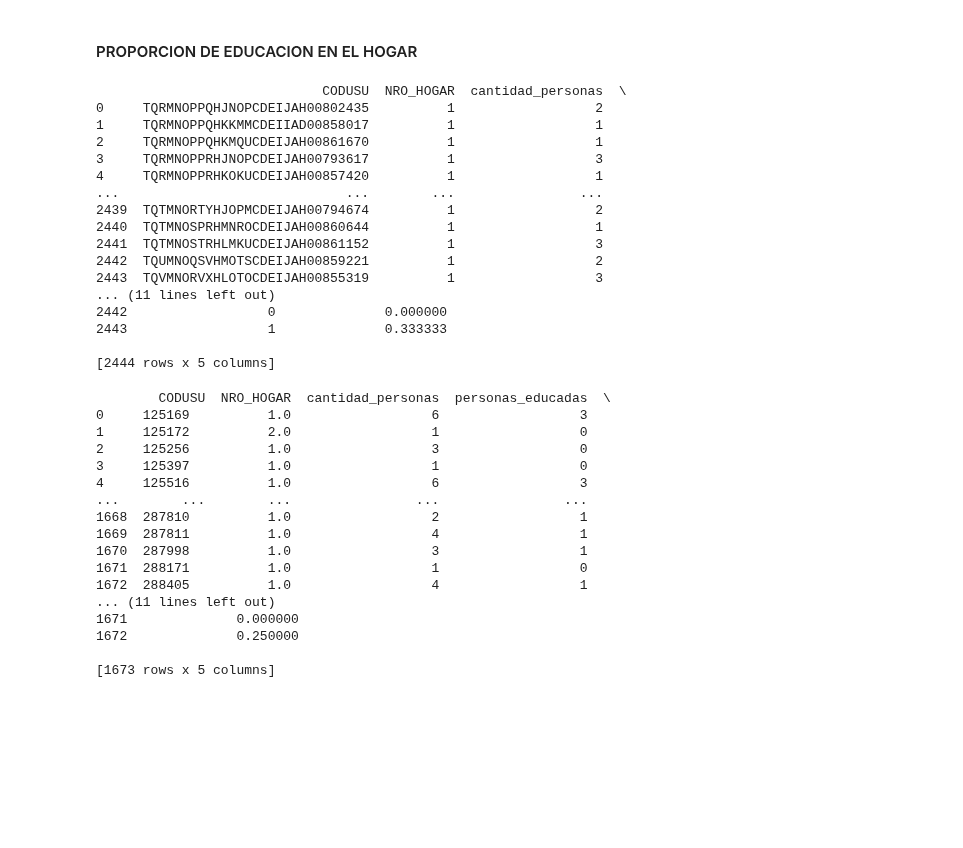
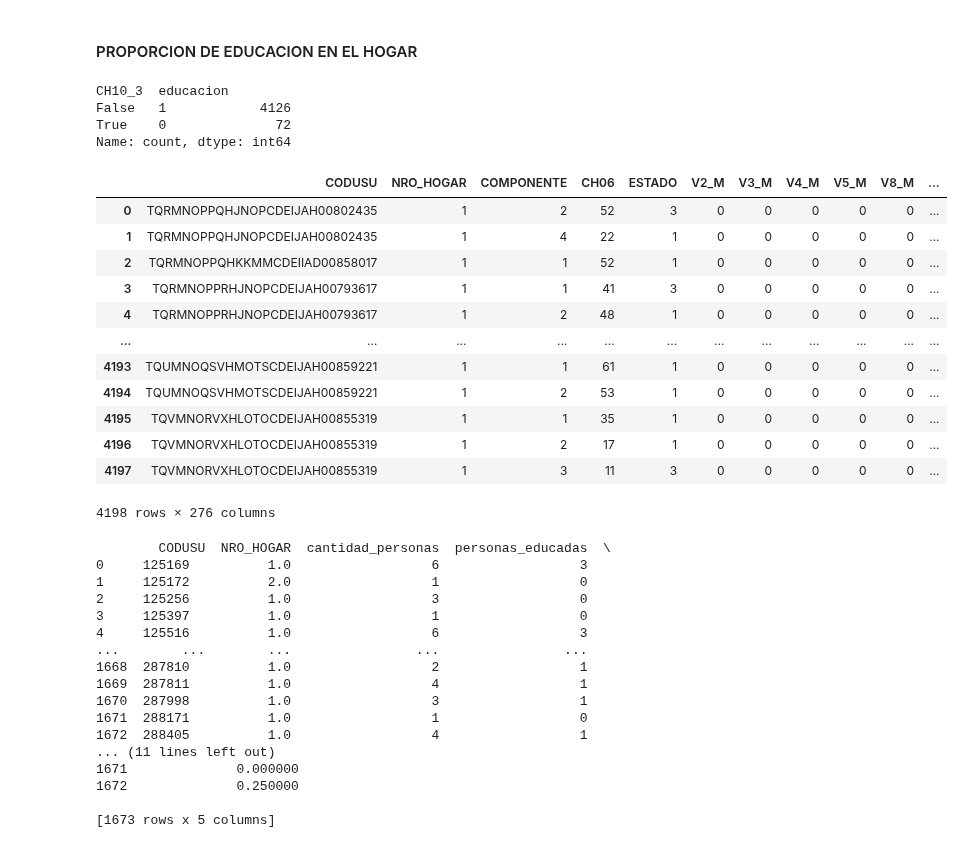
Before and after one commit to maggiecobb/CC408-T1-5, a Jupyter notebook: TP 4/TP 4.ipynb, the cells around one changed output. Saved outputs shown, nothing was run; the diff lists cells and outputs as text; code cells hidden in the pictures; blank space fills up the shorter version.

```diff
--- a/TP 4/TP 4.ipynb
+++ b/TP 4/TP 4.ipynb
@@ -658,9 +608,11 @@ for i in categorica24:
+# %%
+combined_24 = pd.get_dummies(combined_24, columns = categorica24, drop_first=True)
 # %%
-dummies24 = pd.get_dummies(combined_24[categorica24])
-combined_24_cat = pd.concat([combined_24, dummies24], axis = 1)
+# dummies24 = pd.get_dummies(combined_24[categorica24])
+# combined_24_cat = pd.concat([combined_24, dummies24], axis = 1)
 
-### combined_24_cat ----- incluye dummies Y las variables originales.
-combined_24 = combined_24_cat.drop(columns = categorica24)
+# ### combined_24_cat ----- incluye dummies Y las variables originales.
+# # combined_24 = combined_24_cat.drop(columns = categorica24)
 # %% [markdown]
 ## 4. Analisis exploratorio
 VARIABLES EXTRA, DESCRIPCION
@@ -692,15 +644,15 @@ def categorizar_nse(deccfr):
         return 'bajo'
     elif deccfr_int >= 4 and deccfr_int <= 7:
         return 'medio'
-    elif deccfr_int >= 8 and deccfr_int <= 10:
+    elif deccfr_int >= 8:
         return 'alto'
 
 # Aplicar la función para crear la nueva variable NSE
 combined_04['NSE'] = combined_04['DECCFR'].apply(categorizar_nse)
 
-combined_04 = pd.get_dummies(combined_04, columns=['NSE'], prefix='NSE')
+combined_04 = pd.get_dummies(combined_04, columns=['NSE'], prefix='NSE', drop_first=True)
 
 # Aplicar la función para crear la nueva variable NSE
 combined_24['NSE'] = combined_24['DECCFR'].apply(categorizar_nse)
 
-combined_24 = pd.get_dummies(combined_24, columns=['NSE'], prefix='NSE')
+combined_24 = pd.get_dummies(combined_24, columns=['NSE'], prefix='NSE', drop_first=True)
@@ -711,7 +686,7 @@ combined_24 = pd.get_dummies(combined_24, columns=['NSE'], prefix='NSE')
 # %%
 # Definir una función que mapee los valores de CH10_1 a categorías
 def map_educacion(row):
-    if row['CH10_1'] == 1 or row['CH10_1'] == 2:  # Acceder a 'CH10_1' en la fila actual
+    if row['CH10_3'] == False:  # Acceder a 'CH10_1' en la fila actual
         return 1
     else:
         return 0
@@ -720,40 +695,49 @@ def map_educacion(row):
 combined_24['educacion'] = combined_24.apply(map_educacion, axis=1)
 
 # Agrupar por CODUSU y NRO_HOGAR
-educacion_por_hogar = combined_24.groupby(['CODUSU', 'NRO_HOGAR'])
+educacion_por_hogar24 = combined_24.groupby(['CODUSU', 'NRO_HOGAR'])
 
 # Calcular la cantidad de componentes (personas) por hogar
-cantidad_personas = educacion_por_hogar['COMPONENTE'].count().reset_index(name='cantidad_personas')
+cantidad_personas = educacion_por_hogar24['COMPONENTE'].count().reset_index(name='cantidad_personas')
 
 # Calcular cuántas personas en cada hogar están educadas (educacion = 1)
-personas_educadas = educacion_por_hogar['educacion'].sum().reset_index(name='personas_educadas')
+personas_educadas = educacion_por_hogar24['educacion'].sum().reset_index(name='personas_educadas')
 
 # Unir ambos DataFrames: cantidad de personas y cantidad de personas educadas
-educacion_por_hogar = pd.merge(cantidad_personas, personas_educadas, on=['CODUSU', 'NRO_HOGAR'])
+educacion_por_hogar24 = pd.merge(cantidad_personas, personas_educadas, on=['CODUSU', 'NRO_HOGAR'])
 
 # Calcular la proporción de personas educadas por hogar
-educacion_por_hogar['proporcion_educacion'] = educacion_por_hogar['personas_educadas'] / educacion_por_hogar['cantidad_personas']
+educacion_por_hogar24['proporcion_educacion'] = educacion_por_hogar24['personas_educadas'] / educacion_por_hogar24['cantidad_personas']
 
-# Mostrar el resultado
-print(educacion_por_hogar)
+# # Mostrar el resultado
+# print(educacion_por_hogar)
-# %% [output]
-                             CODUSU  NRO_HOGAR  cantidad_personas  \
-0     TQRMNOPPQHJNOPCDEIJAH00802435          1                  2
-1     TQRMNOPPQHKKMMCDEIIAD00858017          1                  1
-2     TQRMNOPPQHKMQUCDEIJAH00861670          1                  1
-3     TQRMNOPPRHJNOPCDEIJAH00793617          1                  3
-4     TQRMNOPPRHKOKUCDEIJAH00857420          1                  1
-...                             ...        ...                ...
-2439  TQTMNORTYHJOPMCDEIJAH00794674          1                  2
-2440  TQTMNOSPRHMNROCDEIJAH00860644          1                  1
-2441  TQTMNOSTRHLMKUCDEIJAH00861152          1                  3
-2442  TQUMNOQSVHMOTSCDEIJAH00859221          1                  2
-2443  TQVMNORVXHLOTOCDEIJAH00855319          1                  3
-... (11 lines left out)
-2442                  0              0.000000
-2443                  1              0.333333
-
-[2444 rows x 5 columns]
+# %%
+combined_24[['CH10_3', 'educacion']].value_counts()
+# %% [output]
+CH10_3  educacion
+False   1            4126
+True    0              72
+Name: count, dtype: int64
+# %%
+# Unir el DataFrame educacion_por_hogar24 con combined_24 para agregar la columna proporcion_educacion
+combined_24_ = pd.merge(combined_24, educacion_por_hogar24[['CODUSU', 'NRO_HOGAR', 'proporcion_educacion']], on=['CODUSU', 'NRO_HOGAR'], how='left')
+
+# Mostrar el DataFrame resultante
+combined_24_
+# %% [output]
+|  | CODUSU | NRO_HOGAR | COMPONENTE | CH06 | ESTADO | V2_M | V3_M | V4_M | V5_M | V8_M | ... |
+| 0 | TQRMNOPPQHJNOPCDEIJAH00802435 | 1 | 2 | 52 | 3 | 0 | 0 | 0 | 0 | 0 | ... |
+| 1 | TQRMNOPPQHJNOPCDEIJAH00802435 | 1 | 4 | 22 | 1 | 0 | 0 | 0 | 0 | 0 | ... |
+| 2 | TQRMNOPPQHKKMMCDEIIAD00858017 | 1 | 1 | 52 | 1 | 0 | 0 | 0 | 0 | 0 | ... |
+| 3 | TQRMNOPPRHJNOPCDEIJAH00793617 | 1 | 1 | 41 | 3 | 0 | 0 | 0 | 0 | 0 | ... |
+| 4 | TQRMNOPPRHJNOPCDEIJAH00793617 | 1 | 2 | 48 | 1 | 0 | 0 | 0 | 0 | 0 | ... |
+| ... | ... | ... | ... | ... | ... | ... | ... | ... | ... | ... | ... |
+| 4193 | TQUMNOQSVHMOTSCDEIJAH00859221 | 1 | 1 | 61 | 1 | 0 | 0 | 0 | 0 | 0 | ... |
+| 4194 | TQUMNOQSVHMOTSCDEIJAH00859221 | 1 | 2 | 53 | 1 | 0 | 0 | 0 | 0 | 0 | ... |
+| 4195 | TQVMNORVXHLOTOCDEIJAH00855319 | 1 | 1 | 35 | 1 | 0 | 0 | 0 | 0 | 0 | ... |
+| 4196 | TQVMNORVXHLOTOCDEIJAH00855319 | 1 | 2 | 17 | 1 | 0 | 0 | 0 | 0 | 0 | ... |
+| 4197 | TQVMNORVXHLOTOCDEIJAH00855319 | 1 | 3 | 11 | 3 | 0 | 0 | 0 | 0 | 0 | ... |
+4198 rows × 276 columns
 # %%
 # Definir una función que mapee los valores de CH10_1 a categorías
 def map_educacion(row):
```
Also changed, not shown: parts of 24 cells of this notebook.
